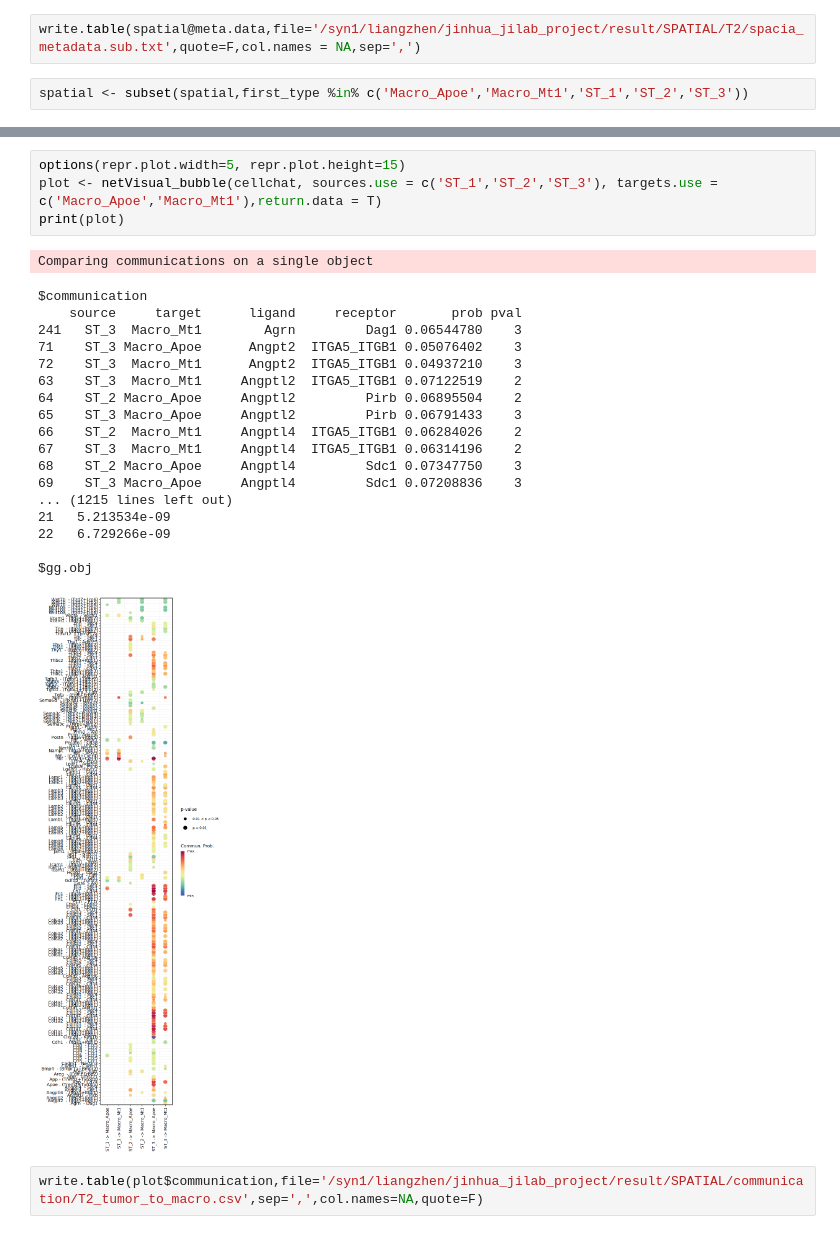
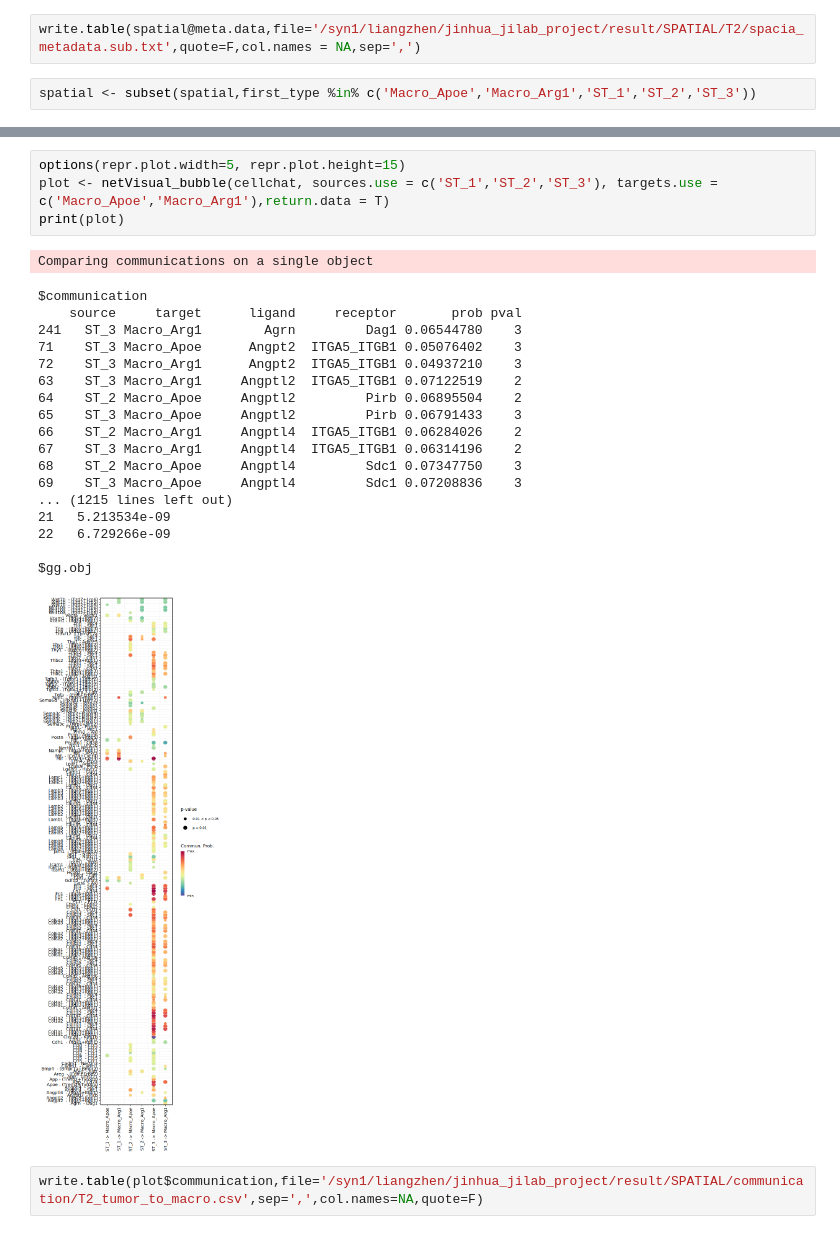
Before and after one commit to liangzhenhou/eTRACER, a Jupyter notebook: SpatailTranscriptomics/cellChat.ipynb, the cells around one changed output, grey strips where cells are left out. Drawn from its saved outputs; the diff is of its cells as text.

```diff
--- a/SpatailTranscriptomics/cellChat.ipynb
+++ b/SpatailTranscriptomics/cellChat.ipynb
@@ -72,7 +72,7 @@ ST_endothelial  ST_Fibroblast    ST_Monocyte  ST_Neutrophil          ST_NK
 # %%
 write.table(spatial@meta.data,file='/syn1/liangzhen/jinhua_jilab_project/result/SPATIAL/T2/spacia_metadata.sub.txt',quote=F,col.names = NA,sep=',')
 # %%
-spatial <- subset(spatial,first_type %in% c('Macro_Apoe','Macro_Mt1','ST_1','ST_2','ST_3'))
+spatial <- subset(spatial,first_type %in% c('Macro_Apoe','Macro_Arg1','ST_1','ST_2','ST_3'))
 # %%
 table(spatial@meta.data$first_type)
 # %% [output]
@@ -118,27 +114,27 @@ netVisual_circle(cellchat@net$weight, vertex.weight = groupSize, weight.scale =
 # %%
 options(repr.plot.width=5, repr.plot.height=15)
-plot <- netVisual_bubble(cellchat, sources.use = c('ST_1','ST_2','ST_3'), targets.use = c('Macro_Apoe','Macro_Mt1'),return.data = T)
+plot <- netVisual_bubble(cellchat, sources.use = c('ST_1','ST_2','ST_3'), targets.use = c('Macro_Apoe','Macro_Arg1'),return.data = T)
 print(plot)
 # %% [output]
 Comparing communications on a single object
 $communication
     source     target      ligand     receptor       prob pval
-241   ST_3  Macro_Mt1        Agrn         Dag1 0.06544780    3
+241   ST_3 Macro_Arg1        Agrn         Dag1 0.06544780    3
 71    ST_3 Macro_Apoe      Angpt2  ITGA5_ITGB1 0.05076402    3
-72    ST_3  Macro_Mt1      Angpt2  ITGA5_ITGB1 0.04937210    3
-63    ST_3  Macro_Mt1     Angptl2  ITGA5_ITGB1 0.07122519    2
+72    ST_3 Macro_Arg1      Angpt2  ITGA5_ITGB1 0.04937210    3
+63    ST_3 Macro_Arg1     Angptl2  ITGA5_ITGB1 0.07122519    2
 64    ST_2 Macro_Apoe     Angptl2         Pirb 0.06895504    2
 65    ST_3 Macro_Apoe     Angptl2         Pirb 0.06791433    3
-66    ST_2  Macro_Mt1     Angptl4  ITGA5_ITGB1 0.06284026    2
-67    ST_3  Macro_Mt1     Angptl4  ITGA5_ITGB1 0.06314196    2
+66    ST_2 Macro_Arg1     Angptl4  ITGA5_ITGB1 0.06284026    2
+67    ST_3 Macro_Arg1     Angptl4  ITGA5_ITGB1 0.06314196    2
 68    ST_2 Macro_Apoe     Angptl4         Sdc1 0.07347750    3
 69    ST_3 Macro_Apoe     Angptl4         Sdc1 0.07208836    3
 ... (1215 lines left out)
 21   5.213534e-09
 22   6.729266e-09
 
 $gg.obj
-[figure, old version]
+[figure, new version]
 # %%
 write.table(plot$communication,file='/syn1/liangzhen/jinhua_jilab_project/result/SPATIAL/communication/T2_tumor_to_macro.csv',sep=',',col.names=NA,quote=F)
 # %%
```
Also changed, not shown: parts of 6 cells of this notebook.
